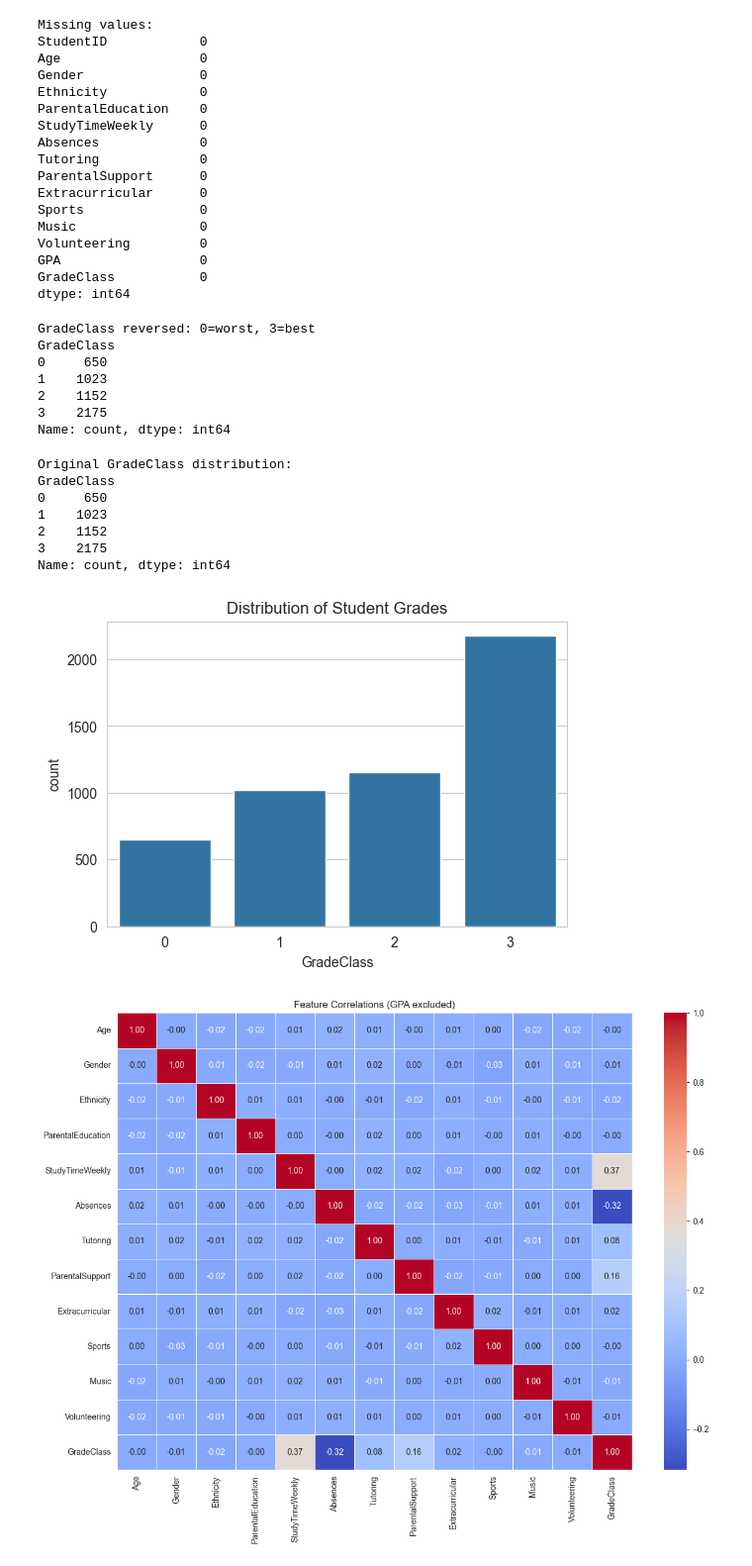
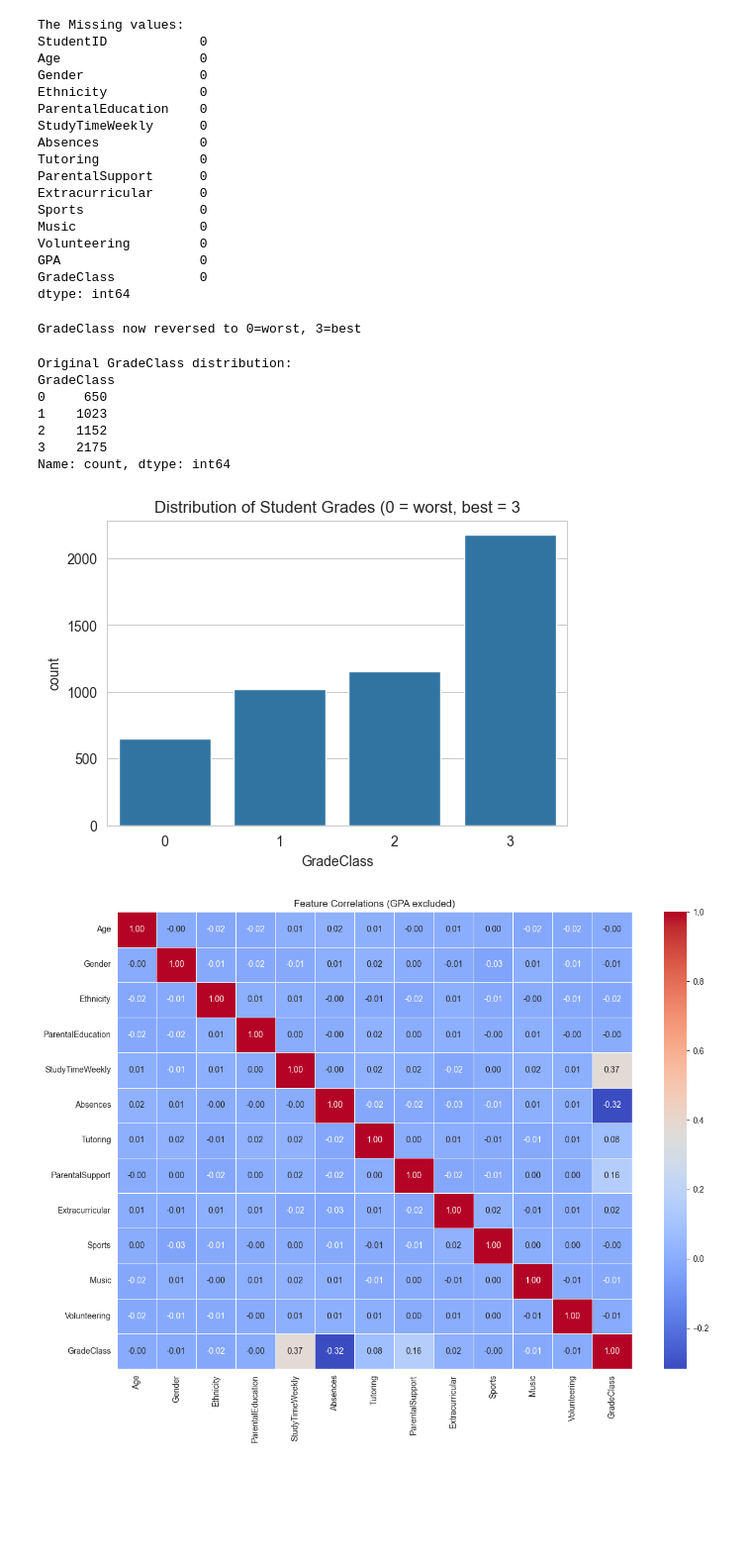
Before and after one commit to Ayanibar/Project_TAM400, a Jupyter notebook: Updated_TamProject.ipynb, the cells around one changed output. Shown at 99% size. Cells and saved outputs as stored; diff of their text form; code cells hidden in the pictures; blank space fills up the shorter version.

```diff
--- a/Updated_TamProject.ipynb
+++ b/Updated_TamProject.ipynb
@@ -28,10 +26,10 @@ Original dataset shape: (5000, 15)
 | 3 | 1004 | 17 | 1 | 0 | 3 | 6 | 4 | 0 | ... |
 | 4 | 1005 | 17 | 0 | 1 | 2 | 6 | 20 | 0 | ... |
 # %%
-print("\nMissing values:")
+print("\nThe Missing values:")
 print(df.isnull().sum())
 # %% [output]
-Missing values:
+The Missing values:
 StudentID            0
 Age                  0
 Gender               0
@@ -49,35 +47,27 @@ GPA                  0
 GradeClass           0
 dtype: int64
 # %%
-# Reverse GradeClass so 0=worst, 3=best (more intuitive)
 df['GradeClass'] = 3 - df['GradeClass']
-print("GradeClass reversed: 0=worst, 3=best")
-print(df['GradeClass'].value_counts().sort_index())
+print("GradeClass now reversed to 0=worst, 3=best")
 # %% [output]
-GradeClass reversed: 0=worst, 3=best
-GradeClass
-0     650
-1    1023
-2    1152
-3    2175
-Name: count, dtype: int64
+GradeClass now reversed to 0=worst, 3=best
 # %%
 print("Original GradeClass distribution:")
 print(df['GradeClass'].value_counts().sort_index())
 
 plt.figure(figsize=(6,4))
 sns.countplot(x='GradeClass', data=df)
-plt.title('Distribution of Student Grades')
+plt.title('Distribution of Student Grades (0 = worst, best = 3')
 plt.show()
 # %% [output]
 Original GradeClass distribution:
 GradeClass
 0     650
 1    1023
 2    1152
 3    2175
 Name: count, dtype: int64
-[figure, old version]
+[figure, new version]
 # %%
 features_for_corr = [col for col in df.columns if col not in ['GPA', 'StudentID']]
 
```
Also changed, not shown: parts of 10 cells of this notebook.
